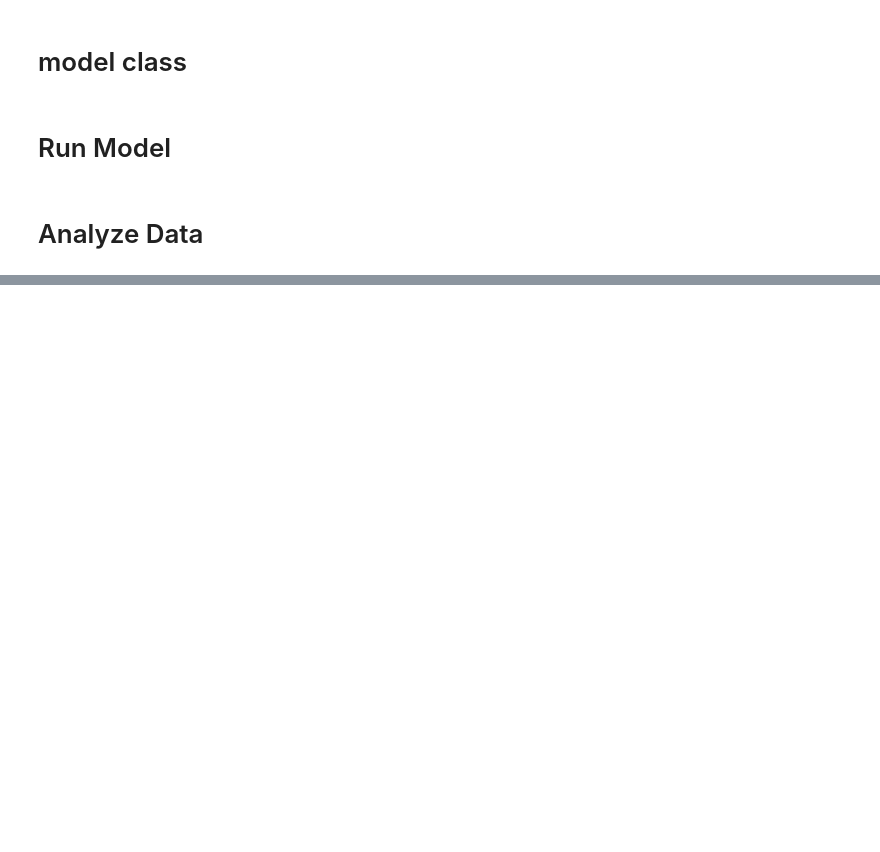
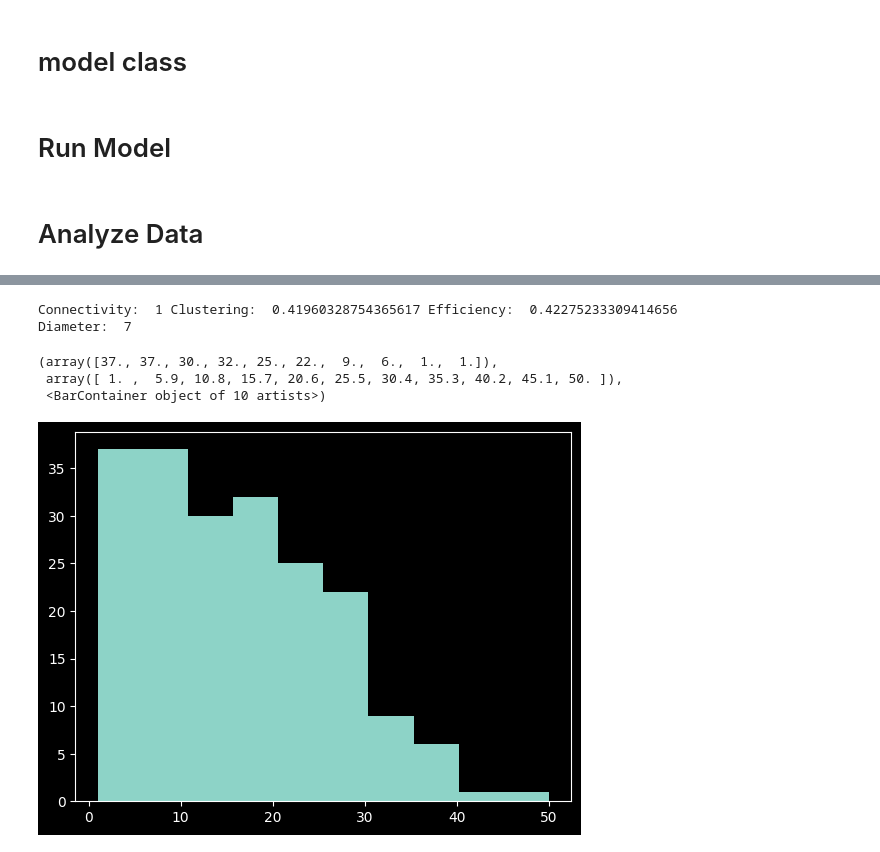
Before and after one commit to realjustfree/Mesa-ABM-Tutorial, a Jupyter notebook: my_code_sugarscape.ipynb, the cells around one changed output, grey strips where cells are left out. Saved outputs shown, nothing was run; the diff lists cells and outputs as text; code cells hidden in the pictures; blank space fills up the shorter version.

```diff
--- a/my_code_sugarscape.ipynb
+++ b/my_code_sugarscape.ipynb
@@ -533,0 +542,3 @@ for i in range(len(y)):
+# %%
+agent_result = model.datacollector.get_agent_vars_dataframe()
+agent_result_2 = agent_result[agent_result["Trader Network"].notnull()]
@@ -533,0 +562,41 @@ for i in range(len(y)):
+# %%
+G=nx.Graph()
+
+# Add all Trader agents' unique_ids as nodes to the graph.
+# model.agents.select(agent_type=Trader) returns a list of Trader agent objects.
+# We extract their unique_ids to use as node identifiers.
+trader_ids = [trader.unique_id for trader in model.agents.select(agent_type=Trader)]
+G.add_nodes_from(trader_ids)
+
+# Iterate through the agent_result_2 DataFrame to add edges.
+# agent_result_2 has a MultiIndex (step, agent_id).
+# The 'notnull()' filter applied to agent_result_2 ensures 'row["Trader Network"]' is not None.
+for idx, row in agent_result_2.iterrows(): # Corrected typo: 'interrows' to 'iterrows'
+    if len(row["Trader Network"]) > 0:
+        source_agent_id = idx[1] # The agent_id from the MultiIndex
+        for target_agent_id in row["Trader Network"]:
+            # networkx's add_edge will automatically add nodes if they don't exist.
+            # This means if a trader died, their ID might still appear as a node if they were a trade partner.
+            G.add_edge(source_agent_id, target_agent_id)
+
+
+print("Connectivity: ", nx.node_connectivity(G), "Clustering: ",
+      nx.average_clustering(G), "Efficiency: ", nx.global_efficiency(G))
+
+try:
+    print("Diameter: ", nx.diameter(G))
+except nx.NetworkXError: # More specific exception handling for disconnected graphs
+    print("Some traders not connected, cannot calculate diameter for a disconnected graph.")
+except Exception as e: # Catch any other unexpected errors
+    print(f"An unexpected error occurred while calculating diameter: {e}")
+# %% [output]
+Connectivity:  1 Clustering:  0.41960328754365617 Efficiency:  0.42275233309414656
+Diameter:  7
+# %%
+degree = [ i for n, i in G.degree()]
+plt.hist(degree)
+# %% [output]
+(array([37., 37., 30., 32., 25., 22.,  9.,  6.,  1.,  1.]),
+ array([ 1. ,  5.9, 10.8, 15.7, 20.6, 25.5, 30.4, 35.3, 40.2, 45.1, 50. ]),
+ <BarContainer object of 10 artists>)
+[figure, added]
```
Also changed, not shown: parts of 9 cells of this notebook.
